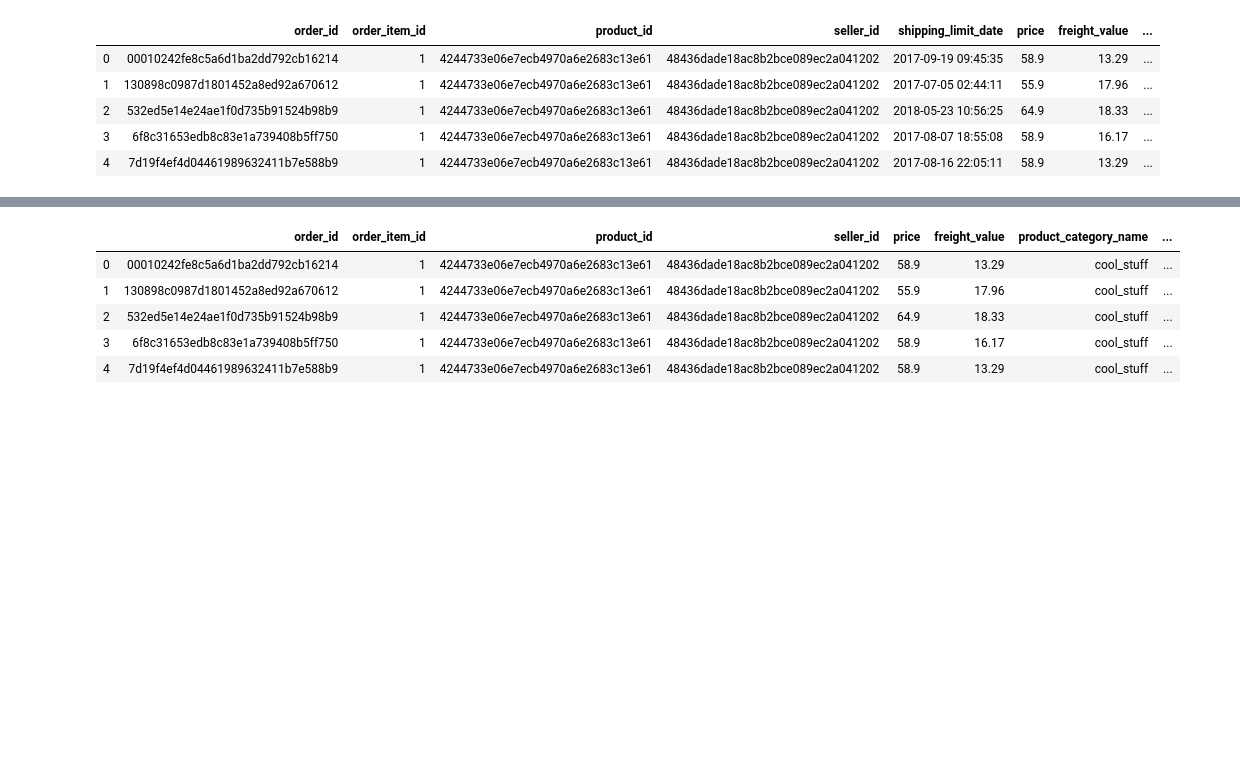
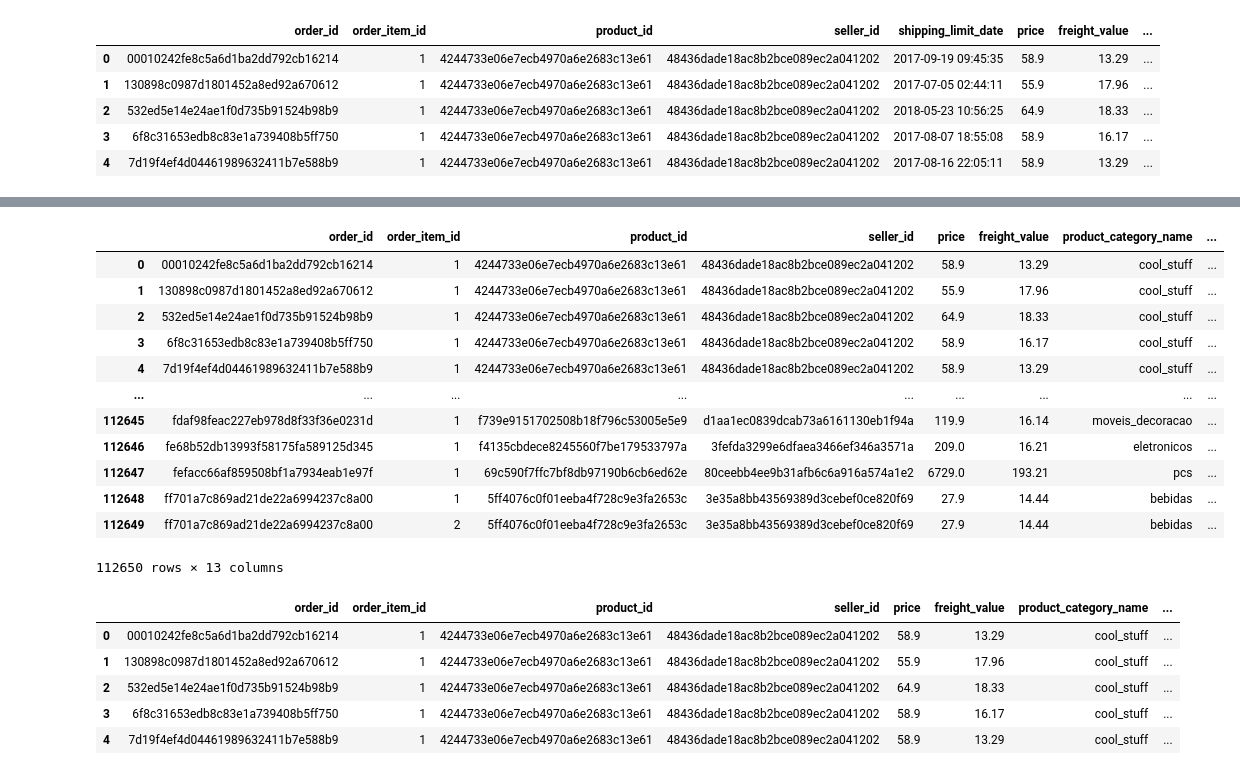
Before and after one commit to VikGonzalez/eCommOlist, a Jupyter notebook: Olist.ipynb, the cells around one changed output, grey strips where cells are left out. Drawn from its saved outputs; the diff is of its cells as text; code cells hidden in the pictures; blank space fills up the shorter version.

```diff
--- a/Olist.ipynb
+++ b/Olist.ipynb
@@ -128,0 +163,7 @@ df_clean= merge_df.drop(["shipping_limit_date","product_name_lenght","product_de
+# %%
+# create path to file "olist__sellers_dataset"
+csv_path_3 = ("Resources/olist_sellers_dataset.csv")
+
+# create variable to file
+sellers = pd.read_csv(csv_path_3)
+sellers.head()
@@ -128,0 +177,3 @@ df_clean= merge_df.drop(["shipping_limit_date","product_name_lenght","product_de
+# %%
+# Merge df_clean.head with sellers file
+df_clean= df_clean.merge(sellers, how= "inner")
@@ -129,3 +195,21 @@ df_clean= merge_df.drop(["shipping_limit_date","product_name_lenght","product_de
+# %%
+df_clean= df_clean.rename(columns= {"seller_zip_code_prefix":"zip_code_prefix"})
+# %%
+df_clean
+# %% [output]
+|  | order_id | order_item_id | product_id | seller_id | price | freight_value | product_category_name | ... |
+| 0 | 00010242fe8c5a6d1ba2dd792cb16214 | 1 | 4244733e06e7ecb4970a6e2683c13e61 | 48436dade18ac8b2bce089ec2a041202 | 58.9 | 13.29 | cool_stuff | ... |
+| 1 | 130898c0987d1801452a8ed92a670612 | 1 | 4244733e06e7ecb4970a6e2683c13e61 | 48436dade18ac8b2bce089ec2a041202 | 55.9 | 17.96 | cool_stuff | ... |
+| 2 | 532ed5e14e24ae1f0d735b91524b98b9 | 1 | 4244733e06e7ecb4970a6e2683c13e61 | 48436dade18ac8b2bce089ec2a041202 | 64.9 | 18.33 | cool_stuff | ... |
+| 3 | 6f8c31653edb8c83e1a739408b5ff750 | 1 | 4244733e06e7ecb4970a6e2683c13e61 | 48436dade18ac8b2bce089ec2a041202 | 58.9 | 16.17 | cool_stuff | ... |
+| 4 | 7d19f4ef4d04461989632411b7e588b9 | 1 | 4244733e06e7ecb4970a6e2683c13e61 | 48436dade18ac8b2bce089ec2a041202 | 58.9 | 13.29 | cool_stuff | ... |
+| ... | ... | ... | ... | ... | ... | ... | ... | ... |
+| 112645 | fdaf98feac227eb978d8f33f36e0231d | 1 | f739e9151702508b18f796c53005e5e9 | d1aa1ec0839dcab73a6161130eb1f94a | 119.9 | 16.14 | moveis_decoracao | ... |
+| 112646 | fe68b52db13993f58175fa589125d345 | 1 | f4135cbdece8245560f7be179533797a | 3fefda3299e6dfaea3466ef346a3571a | 209.0 | 16.21 | eletronicos | ... |
+| 112647 | fefacc66af859508bf1a7934eab1e97f | 1 | 69c590f7ffc7bf8db97190b6cb6ed62e | 80ceebb4ee9b31afb6c6a916a574a1e2 | 6729.0 | 193.21 | pcs | ... |
+| 112648 | ff701a7c869ad21de22a6994237c8a00 | 1 | 5ff4076c0f01eeba4f728c9e3fa2653c | 3e35a8bb43569389d3cebef0ce820f69 | 27.9 | 14.44 | bebidas | ... |
+| 112649 | ff701a7c869ad21de22a6994237c8a00 | 2 | 5ff4076c0f01eeba4f728c9e3fa2653c | 3e35a8bb43569389d3cebef0ce820f69 | 27.9 | 14.44 | bebidas | ... |
+112650 rows × 13 columns
 # %%
 df_clean.head()
 # %% [output]
```
Also changed, not shown: parts of 55 cells of this notebook.
